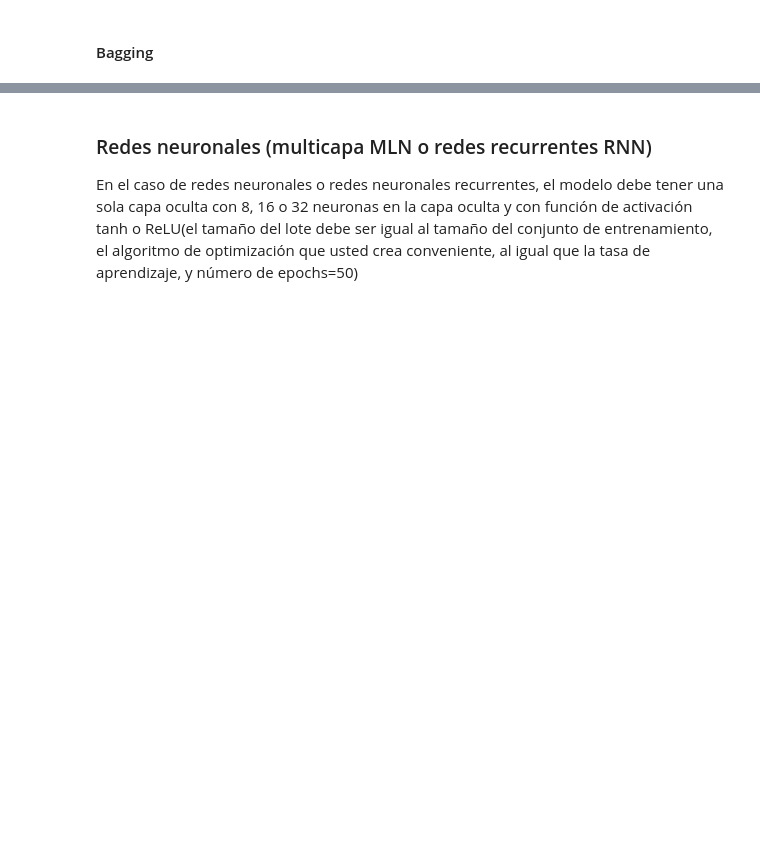
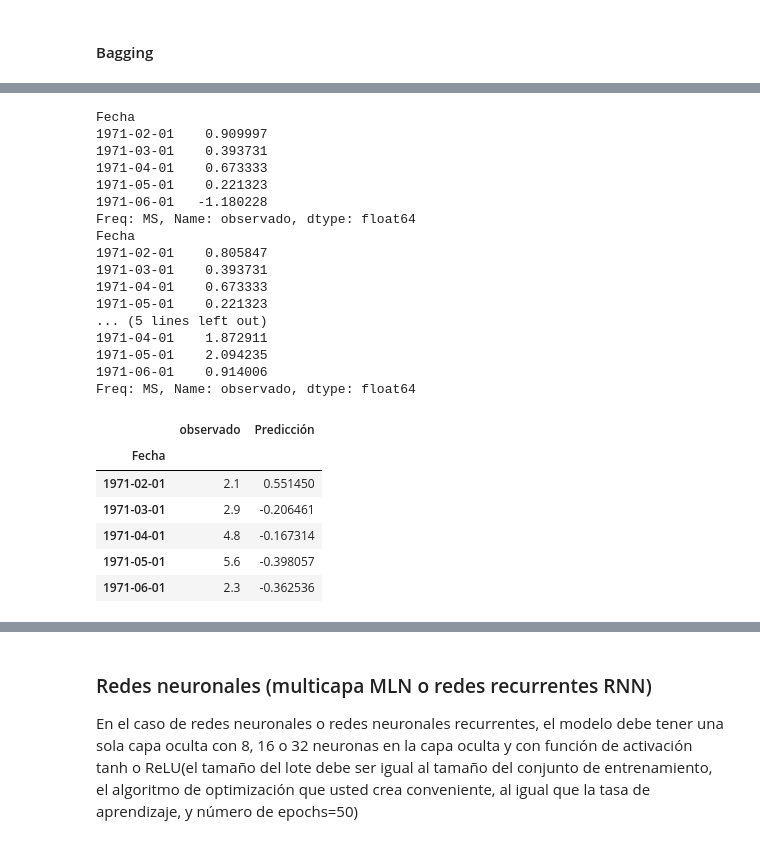
Before and after one commit to jofmorenore/TimeSeries, a Jupyter notebook: proyecto/Parcial2_ST_FM.ipynb, the cells around one changed output, grey strips where cells are left out. Drawn from its saved outputs; the diff is of its cells as text; code cells hidden in the pictures; blank space fills up the shorter version.

```diff
--- a/proyecto/Parcial2_ST_FM.ipynb
+++ b/proyecto/Parcial2_ST_FM.ipynb
@@ -887,0 +800,33 @@ plt.plot(ObsvsPred)
+# %%
+print(ObsvsPred['observado'].head())
+ObsvsPred['observado'] = np.insert(ObsvsPred['observado'].values[1:],0,bcAlimentos[13]) # reemplaza el elemento cero por bcAlimentos[13] (corresponde a 1971-02-01 )
+print(ObsvsPred['observado'][0:5])
+ObsvsPred['observado'] = np.cumsum(ObsvsPred['observado'].values) # función inversa de diff
+print(ObsvsPred['observado'].head())
+ObsvsPred['observado'] = sp.special.inv_boxcox(ObsvsPred['observado'].values, lambdaest) # inversa de Box-Cox
+ObsvsPred.head()
+# %% [output]
+Fecha
+1971-02-01    0.909997
+1971-03-01    0.393731
+1971-04-01    0.673333
+1971-05-01    0.221323
+1971-06-01   -1.180228
+Freq: MS, Name: observado, dtype: float64
+Fecha
+1971-02-01    0.805847
+1971-03-01    0.393731
+1971-04-01    0.673333
+1971-05-01    0.221323
+... (5 lines left out)
+1971-04-01    1.872911
+1971-05-01    2.094235
+1971-06-01    0.914006
+Freq: MS, Name: observado, dtype: float64
+|  | observado | Predicción |
+| Fecha |  |  |
+| 1971-02-01 | 2.1 | 0.551450 |
+| 1971-03-01 | 2.9 | -0.206461 |
+| 1971-04-01 | 4.8 | -0.167314 |
+| 1971-05-01 | 5.6 | -0.398057 |
+| 1971-06-01 | 2.3 | -0.362536 |
```
Also changed, not shown: parts of 35 cells of this notebook.
